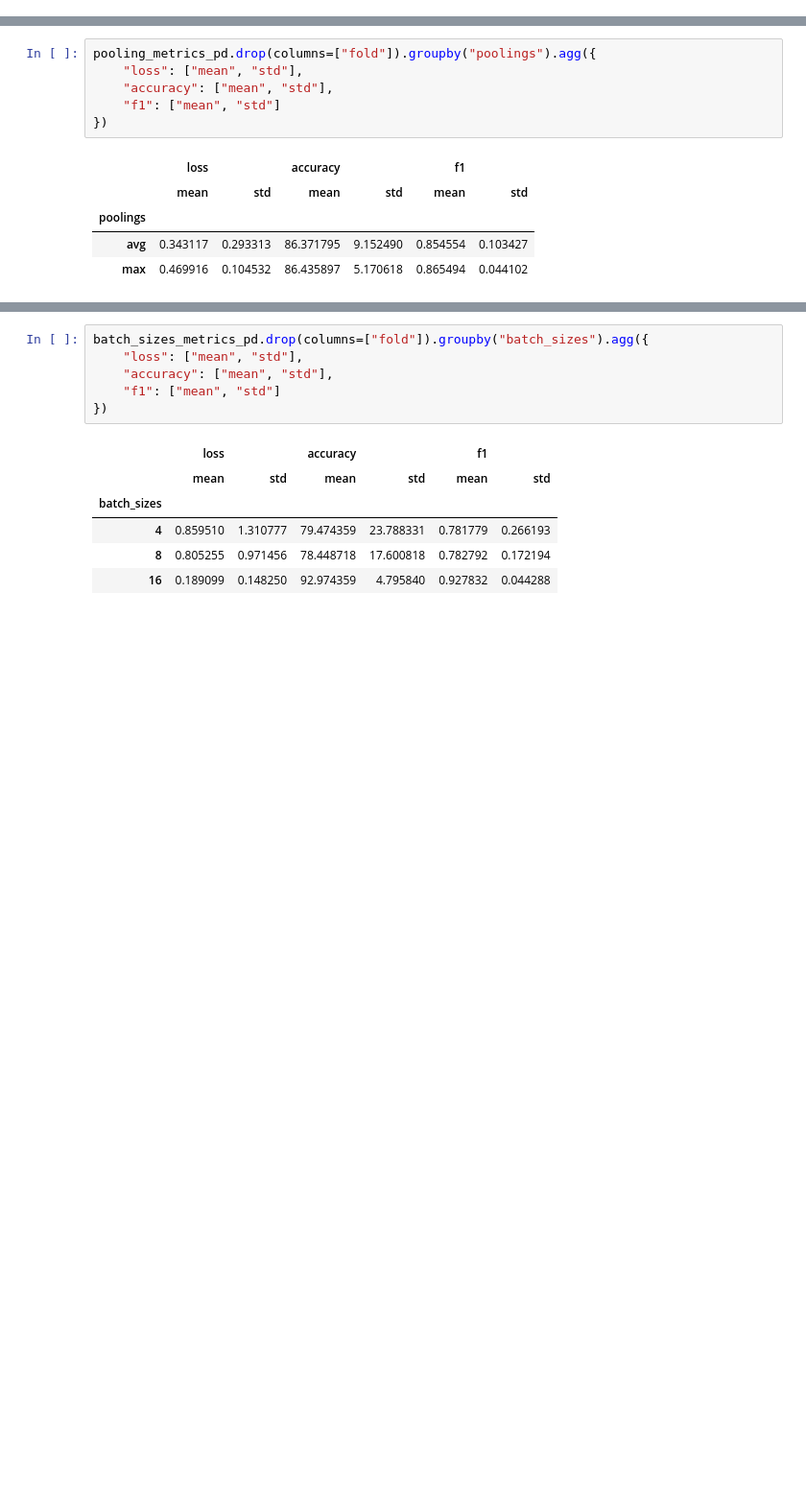
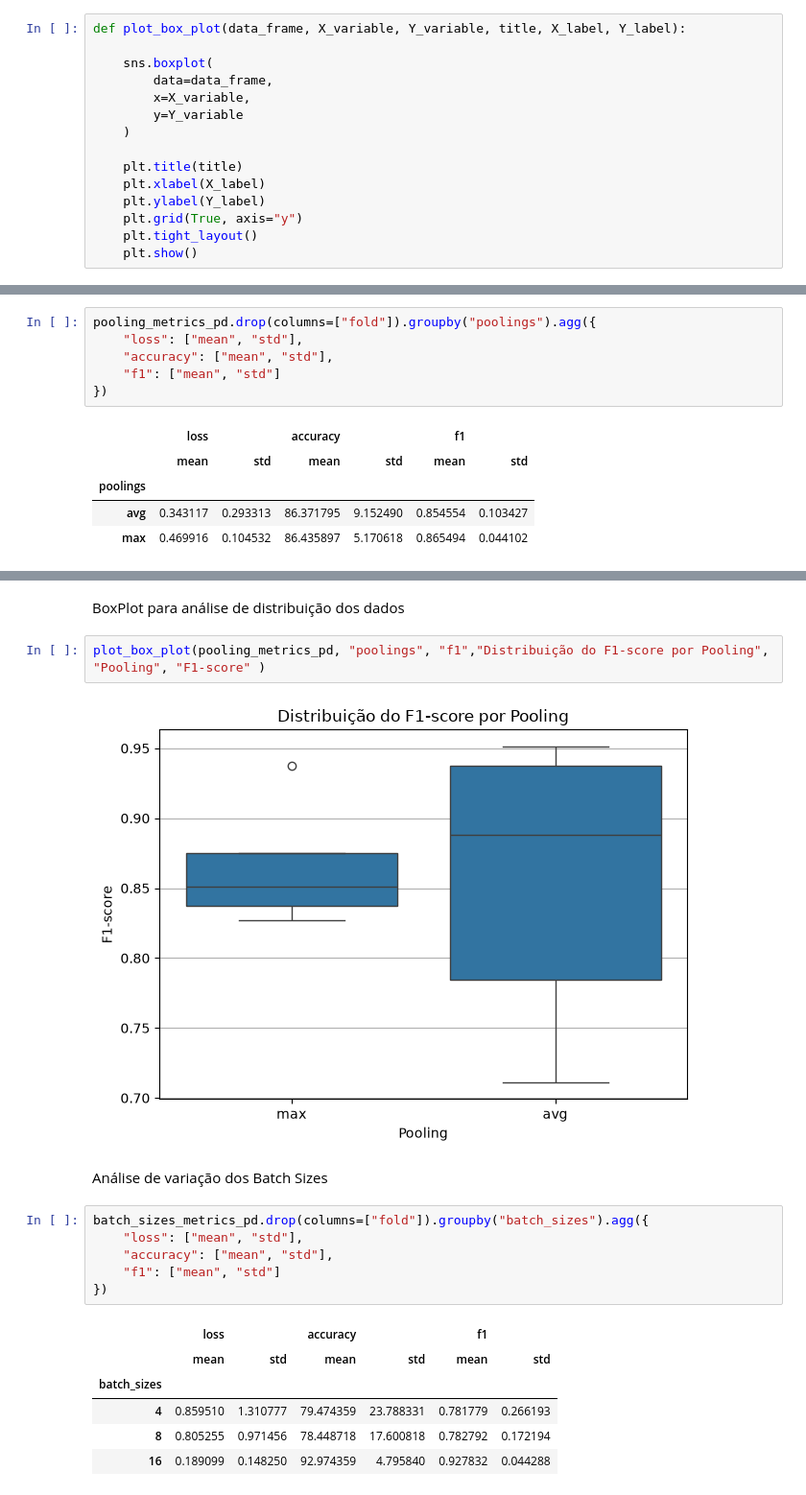
Before and after one commit to LABEEC-Sistemas/pink_shrimp_MVCNN, a Jupyter notebook: notebooks/anailise_cros_validation_gray.ipynb, the cells around one changed output, grey strips where cells are left out. Shown at 96% size. Drawn from its saved outputs; the diff is of its cells as text; blank space fills up the shorter version.

```diff
--- a/notebooks/anailise_cros_validation_gray.ipynb
+++ b/notebooks/anailise_cros_validation_gray.ipynb
@@ -2,0 +8,15 @@ import pandas as pd
+# %%
+def plot_box_plot(data_frame, X_variable, Y_variable, title, X_label, Y_label):
+
+    sns.boxplot(
+        data=data_frame,
+        x=X_variable,
+        y=Y_variable
+    )
+
+    plt.title(title)
+    plt.xlabel(X_label)
+    plt.ylabel(Y_label)
+    plt.grid(True, axis="y")
+    plt.tight_layout()
+    plt.show()
@@ -21,3 +193,11 @@ pooling_metrics_pd.drop(columns=["fold"]).groupby("poolings").agg({
+# %% [markdown]
+BoxPlot para análise de distribuição dos dados
+# %%
+plot_box_plot(pooling_metrics_pd, "poolings", "f1","Distribuição do F1-score por Pooling", "Pooling", "F1-score" )
+# %% [output]
+[figure, added]
+# %% [markdown]
+Análise de variação dos Batch Sizes
 # %%
 batch_sizes_metrics_pd.drop(columns=["fold"]).groupby("batch_sizes").agg({
     "loss": ["mean", "std"],
```
Also changed, not shown: parts of 20 cells of this notebook, 2 other files.
